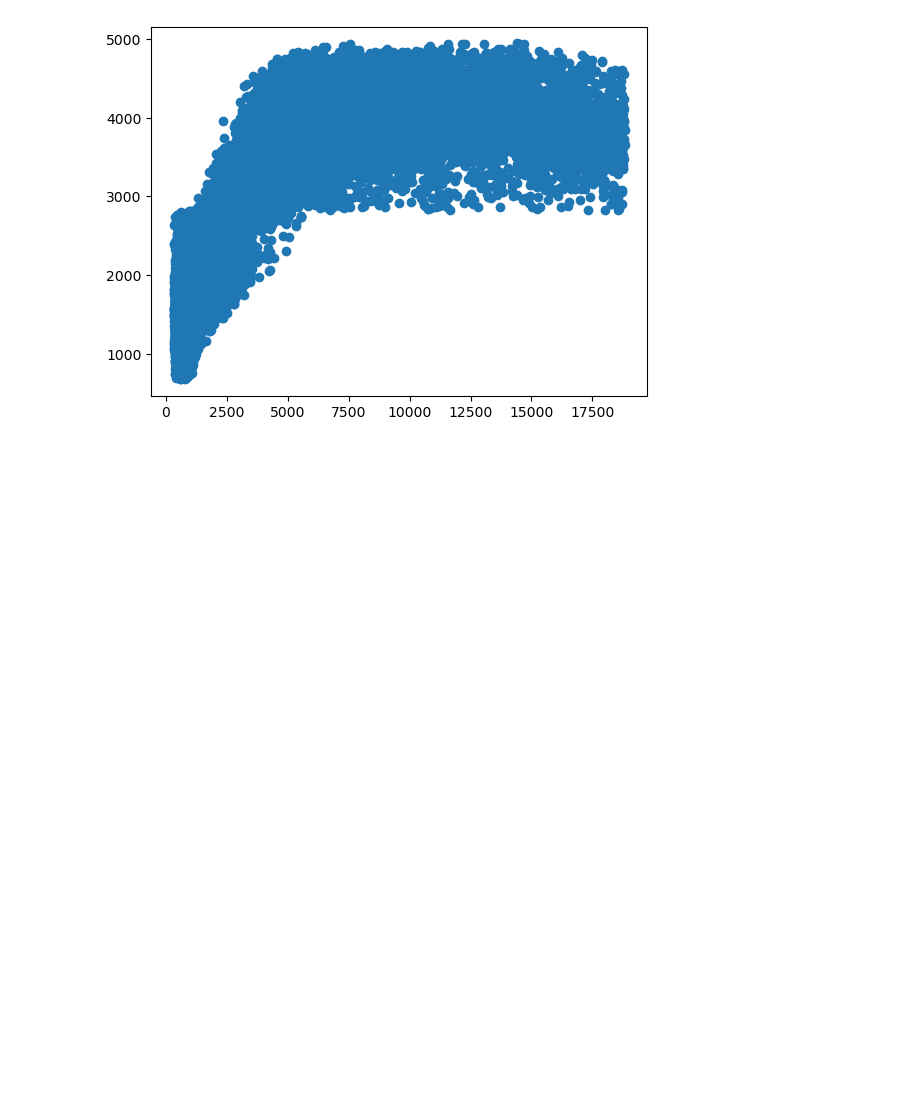
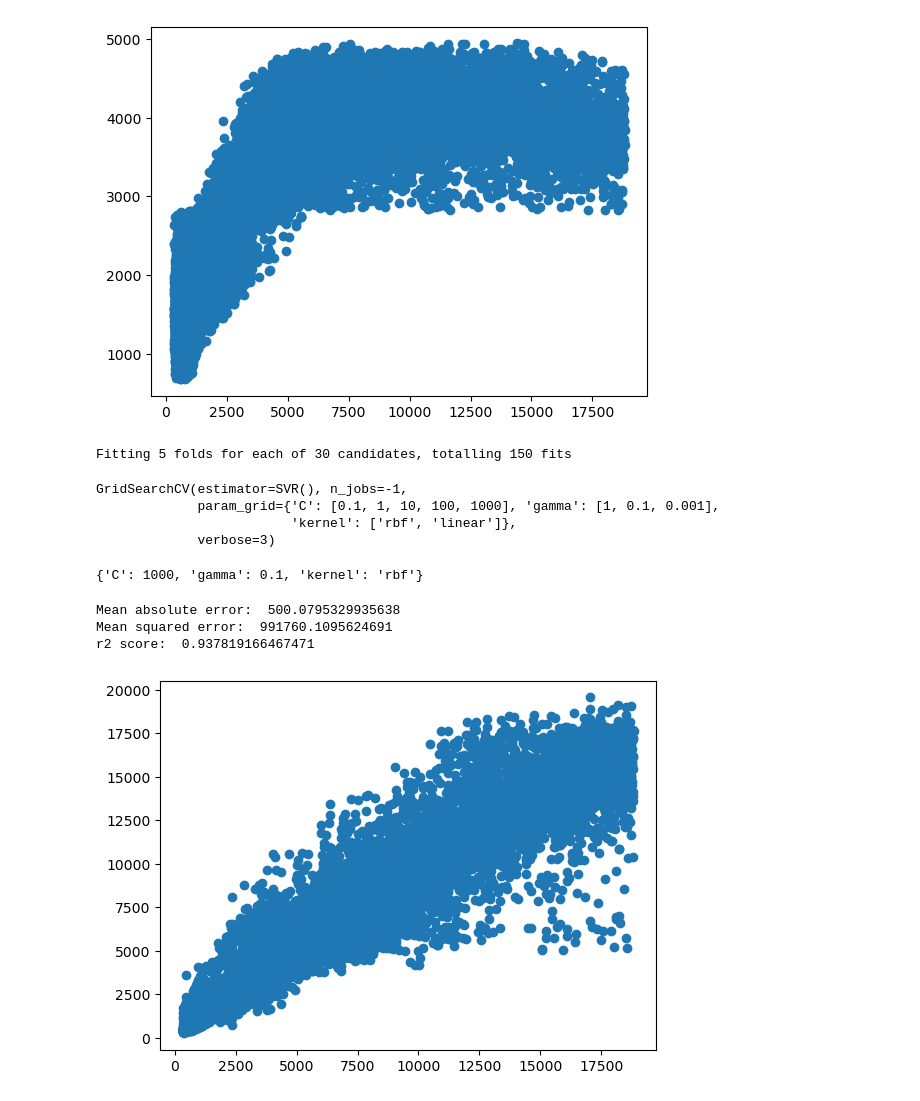
Before and after one commit to AbdullahTurgut/Machine-Learning, a Jupyter notebook: 11- SVMRegressor.ipynb, the cells around one changed output. Cells and saved outputs as stored; diff of their text form; code cells hidden in the pictures; blank space fills up the shorter version.

```diff
--- a/11- SVMRegressor.ipynb
+++ b/11- SVMRegressor.ipynb
@@ -355,0 +360,35 @@ r2 score:  0.26264493807524936
+# %%
+param_grid = {
+    "C":[0.1,1,10,100,1000],
+    "gamma": [1,0.1,0.001],
+    "kernel" : ["rbf","linear"]
+}
+# %%
+grid = GridSearchCV(estimator=SVR(),param_grid=param_grid,n_jobs=-1,verbose=3)
+# %%
+grid.fit(X_train_scaled,y_train)
+# %% [output]
+Fitting 5 folds for each of 30 candidates, totalling 150 fits
+GridSearchCV(estimator=SVR(), n_jobs=-1,
+             param_grid={'C': [0.1, 1, 10, 100, 1000], 'gamma': [1, 0.1, 0.001],
+                         'kernel': ['rbf', 'linear']},
+             verbose=3)
+# %%
+grid.best_params_
+# %% [output]
+{'C': 1000, 'gamma': 0.1, 'kernel': 'rbf'}
+# %%
+y_pred = grid.predict(X_test_scaled)
+mae = mean_absolute_error(y_test,y_pred)
+mse = mean_squared_error(y_test,y_pred)
+score = r2_score(y_test,y_pred)
+print("Mean absolute error: ", mae)
+print("Mean squared error: ", mse)
+print("r2 score: ", score)
+plt.scatter(y_test,y_pred)
+plt.show()
+# %% [output]
+Mean absolute error:  500.0795329935638
+Mean squared error:  991760.1095624691
+r2 score:  0.937819166467471
+[figure, added]
```
Also changed, not shown: parts of 2 cells of this notebook.
